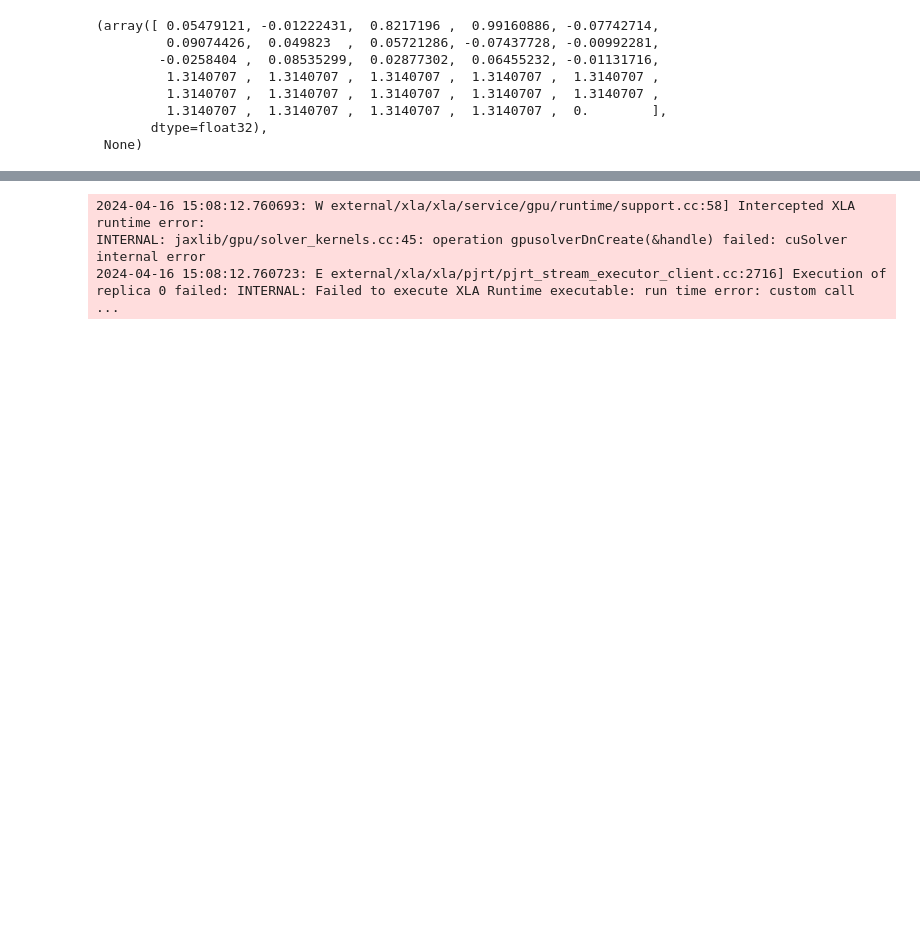
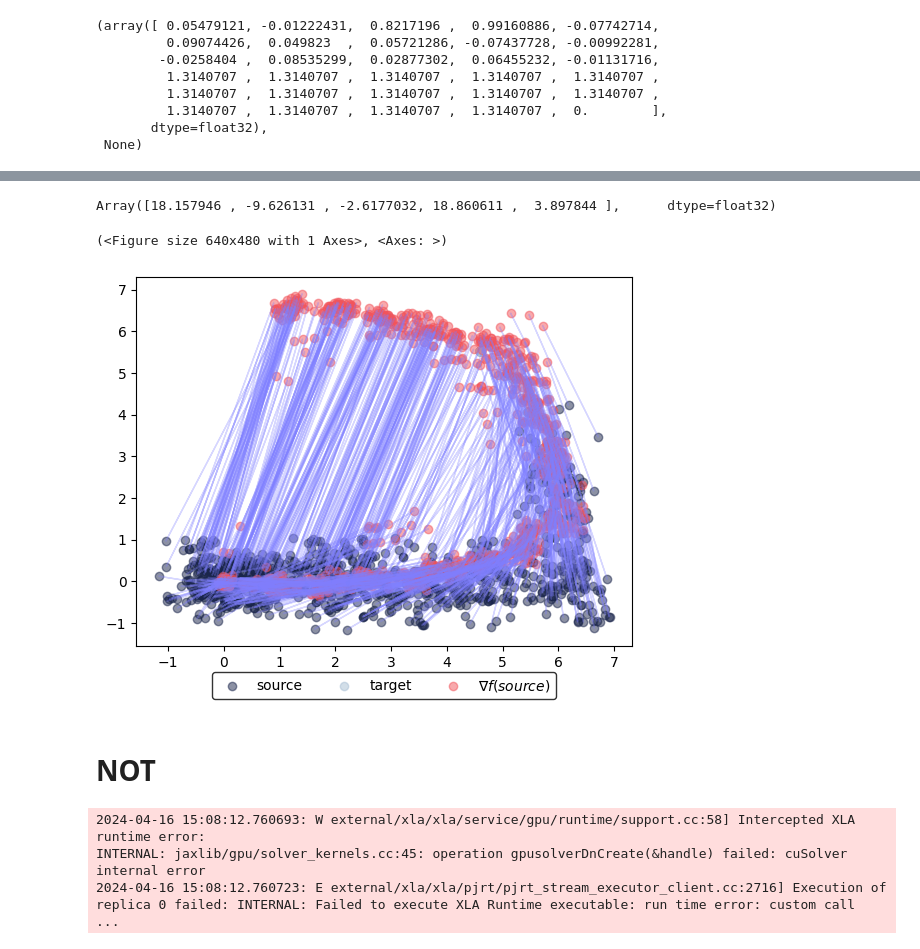
Before and after one commit to skylooop/CrossDomainIL, a Jupyter notebook: notebooks/envs.ipynb, the cells around one changed output, grey strips where cells are left out. Cells and saved outputs as stored; diff of their text form; code cells hidden in the pictures; blank space fills up the shorter version.

```diff
--- a/notebooks/envs.ipynb
+++ b/notebooks/envs.ipynb
@@ -83,3 +156,15 @@ np.load("/home/m_bobrin/CrossDomainIL/outputs/2024-04-17/00-33-30/rewards_potent
+# %%
+import jax
+jax.vmap(learned_pot.f)(ta_eval_data[:5])
+# %% [output]
+Array([18.157946 , -9.626131 , -2.6177032, 18.860611 ,  3.897844 ],      dtype=float32)
+# %%
+learned_pot.plot_ot_map(ta_eval_data, se_eval_data)
+# %% [output]
+(<Figure size 640x480 with 1 Axes>, <Axes: >)
+[figure, added]
+# %% [markdown]
+# NOT
 # %%
 from ott.neural.solvers.neuraldual import W2NeuralDual
 import jax.numpy as jnp
```
Also changed, not shown: parts of 11 cells of this notebook, 26 other files.
